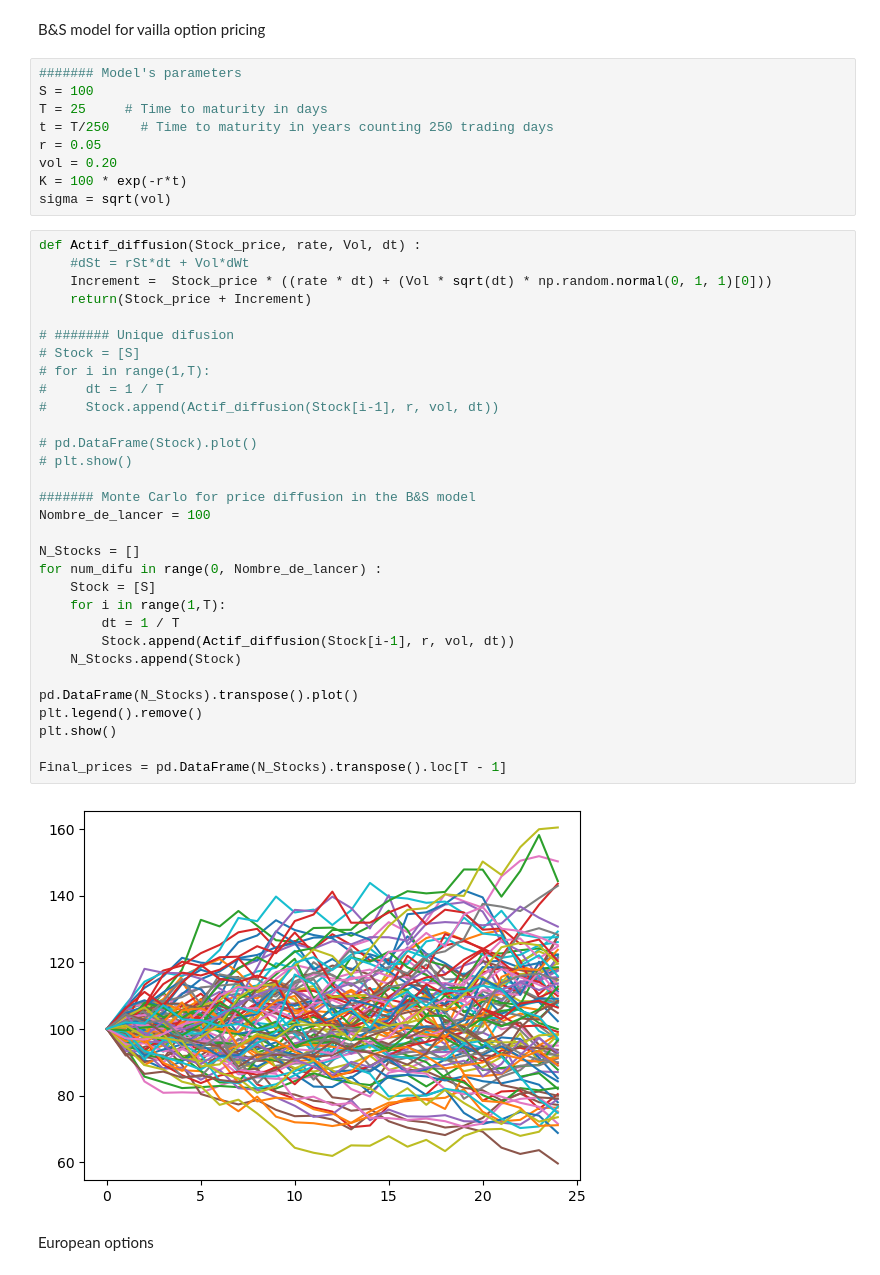
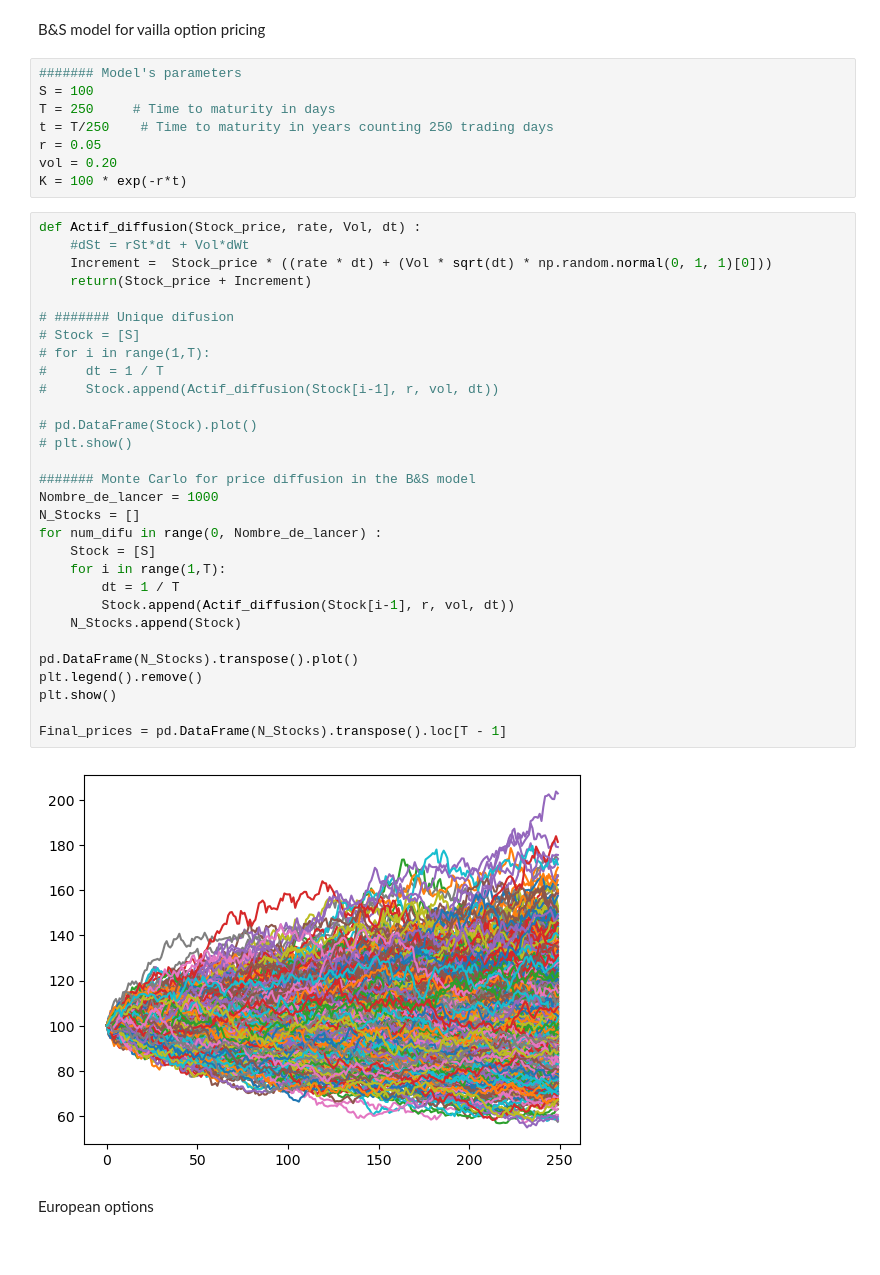
Before and after one commit to NicolasWalpoel/Finance_project, a Jupyter notebook: Option_pricing.ipynb, the cells around one changed output. Drawn from its saved outputs; the diff is of its cells as text.

```diff
--- a/Option_pricing.ipynb
+++ b/Option_pricing.ipynb
@@ -22,45 +20,43 @@ B&S model for vailla option pricing
 # %%
 ####### Model's parameters
 S = 100
-T = 25     # Time to maturity in days
+T = 250     # Time to maturity in days
 t = T/250    # Time to maturity in years counting 250 trading days
 r = 0.05
 vol = 0.20
 K = 100 * exp(-r*t)
-sigma = sqrt(vol)
 # %%
 def Actif_diffusion(Stock_price, rate, Vol, dt) :
     #dSt = rSt*dt + Vol*dWt
     Increment =  Stock_price * ((rate * dt) + (Vol * sqrt(dt) * np.random.normal(0, 1, 1)[0]))
     return(Stock_price + Increment)
 
 # ####### Unique difusion
 # Stock = [S]
 # for i in range(1,T):
 #     dt = 1 / T
 #     Stock.append(Actif_diffusion(Stock[i-1], r, vol, dt))
 
 # pd.DataFrame(Stock).plot()
 # plt.show()
 
 ####### Monte Carlo for price diffusion in the B&S model
-Nombre_de_lancer = 100
-
+Nombre_de_lancer = 1000
 N_Stocks = []
 for num_difu in range(0, Nombre_de_lancer) :
     Stock = [S]
     for i in range(1,T):
         dt = 1 / T
         Stock.append(Actif_diffusion(Stock[i-1], r, vol, dt))
     N_Stocks.append(Stock)
 
 pd.DataFrame(N_Stocks).transpose().plot()
 plt.legend().remove()
 plt.show()
 
 Final_prices = pd.DataFrame(N_Stocks).transpose().loc[T - 1]
 # %% [output]
-[figure, old version]
+[figure, new version]
 # %% [markdown]
 European options
 # %%
```
Also changed, not shown: parts of 9 cells of this notebook.
